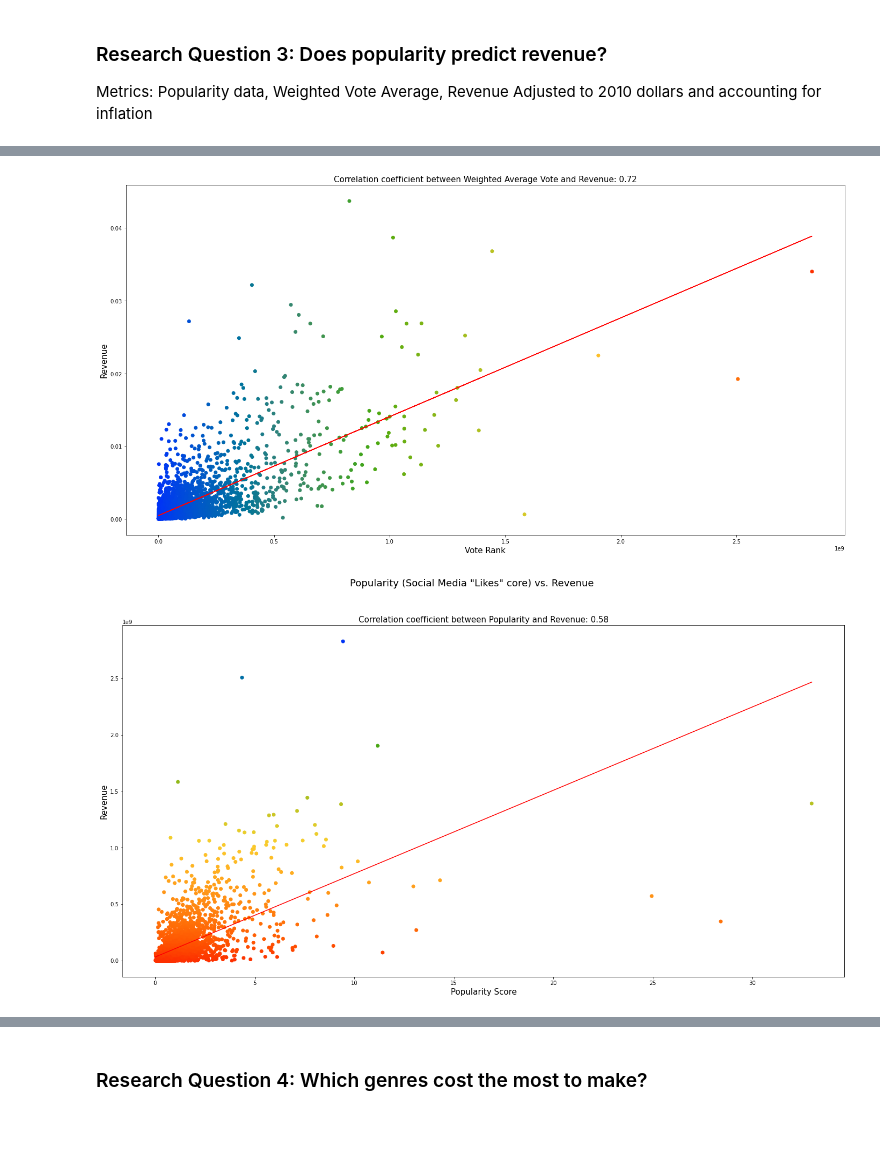
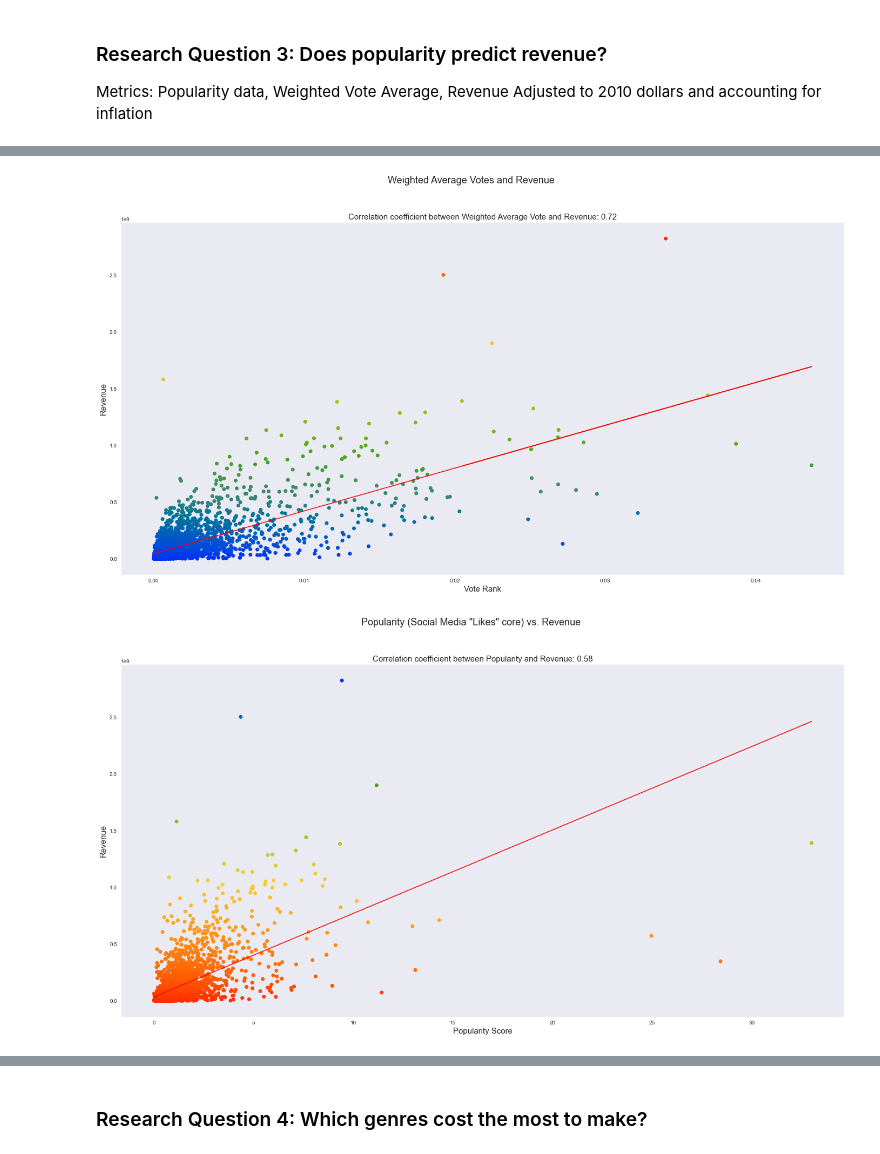
Before and after one commit to chupwalla/investigate_dataset, a Jupyter notebook: project_one.ipynb, the cells around one changed output, grey strips where cells are left out. Cells and saved outputs as stored; diff of their text form; code cells hidden in the pictures; blank space fills up the shorter version.

```diff
--- a/project_one.ipynb
+++ b/project_one.ipynb
@@ -32,7 +51,7 @@ import matplotlib.pyplot as plt
 import matplotlib.cm as cm
 import colorcet as cc
 import seaborn as sns
-# sns.set_style('dark')
+sns.set_style('dark')
 
 # Remember to include a 'magic word' so that your visualizations are plotted
 #   inline with the notebook. See this page for more:
@@ -318,2 +316,2 @@ Index(['id', 'popularity', 'budget', 'revenue', 'title', 'cast', 'director',
 # %%
-data = movie_db.filter(['title', 'popularity', 'vote_count', 'vote_average', 'revenue_adj'])
+data3 = movie_db.filter(['title', 'popularity', 'vote_count', 'vote_average', 'revenue_adj'])
@@ -335,6 +318,4 @@ memory usage: 138.8+ KB
 # %%
-votes = sum(data['vote_count'])
-data['vote_weight'] = data['vote_count'] / votes
-data['vote_wt_avg'] = data['vote_average'] * data['vote_weight']
-data['final_pop'] = data['vote_wt_avg'] * data['popularity']
-data.head()
+votes = sum(data3['vote_count'])
+data3['vote_weight'] = data3['vote_count'] / votes
+data3['vote_wt_avg'] = data3['vote_average'] * data3['vote_weight']
@@ -348,26 +322,25 @@ data.head()
 # %%
-y = data['vote_wt_avg']
-x = data['revenue_adj']
-
+x = data3['vote_wt_avg']
+y = data3['revenue_adj']
 corr = np.corrcoef(x, y)
 m, b = np.polyfit(x, y, 1)
 plt.figure(figsize=(24, 12))
-plt.suptitle("", fontsize=18)
+plt.suptitle("Weighted Average Votes and Revenue", fontsize=18)
 info = f'Correlation coefficient between Weighted Average Vote and Revenue: {corr[0][1].round(2)}'
 plt.title(info, fontsize=15)
 plt.xlabel(f"Vote Rank", fontsize=15)
 plt.ylabel("Revenue", fontsize=15)
 
 colors = movie_db['revenue_adj']
 cmap = cc.cm.rainbow_bgyr_35_85_c72
 plt.scatter(x, y, c=colors, cmap=cmap)
 plt.plot(x, m*x+b, color='red', label=corr)
 plt.show()
 # %% [output]
-[figure, old version]
+[figure, new version]
 # %%
-x = data['popularity']
-y = data['revenue_adj']
+x = data3['popularity']
+y = data3['revenue_adj']
 
 corr = np.corrcoef(x, y)
 m, b = np.polyfit(x, y, 1)
@@ -384,4 +357,4 @@ plt.scatter(x, y, c=colors, cmap=cmap)
 plt.plot(x, m*x+b, color='red', label=corr)
 plt.show()
 # %% [output]
-[figure, old version]
+[figure, new version]
```
Also changed, not shown: parts of 20 cells of this notebook.
